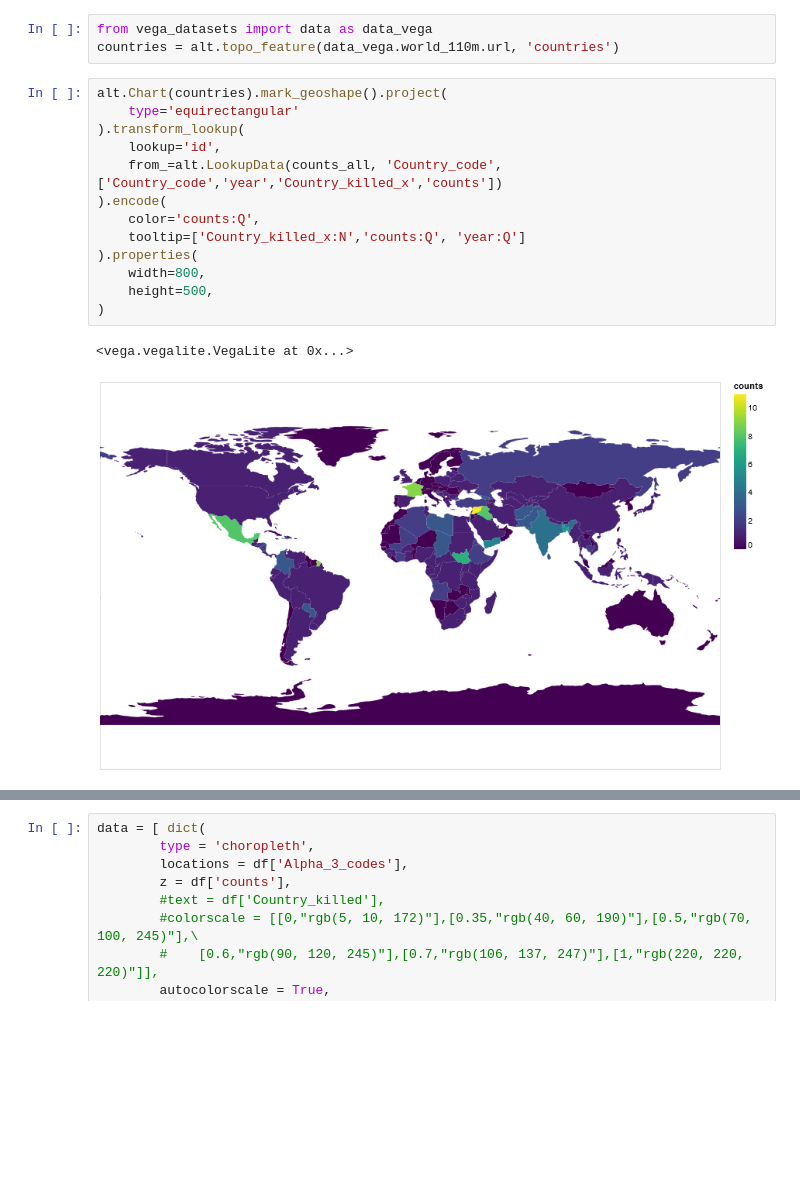
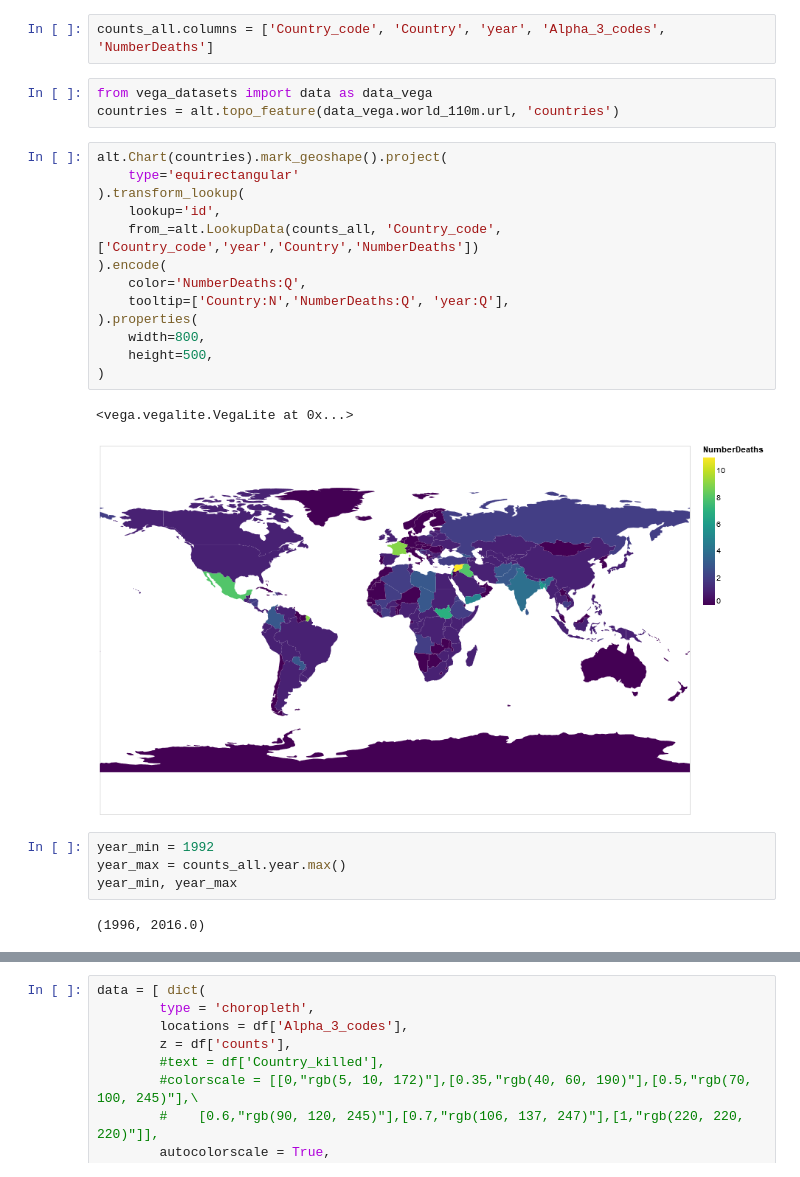
Before and after one commit to seashiva94/data_viz_project, a Jupyter notebook: mapColor.ipynb, the cells around one changed output, grey strips where cells are left out. Drawn from its saved outputs; the diff is of its cells as text; blank space fills up the shorter version.

```diff
--- a/mapColor.ipynb
+++ b/mapColor.ipynb
@@ -79,22 +79,30 @@ counts_all.head()
 # %%
 counts_all['Country_code'] = pd.to_numeric(counts_all['Country_code'])
 #counts_all['Country_code'] = counts_all['Country_code'].astype(int)
+# %%
+counts_all.columns = ['Country_code', 'Country', 'year', 'Alpha_3_codes', 'NumberDeaths']
 # %%
 from vega_datasets import data as data_vega
 countries = alt.topo_feature(data_vega.world_110m.url, 'countries')
 # %%
 alt.Chart(countries).mark_geoshape().project(
     type='equirectangular'
 ).transform_lookup(
     lookup='id',
-    from_=alt.LookupData(counts_all, 'Country_code', ['Country_code','year','Country_killed_x','counts'])
+    from_=alt.LookupData(counts_all, 'Country_code', ['Country_code','year','Country','NumberDeaths'])
 ).encode(
-    color='counts:Q',
-    tooltip=['Country_killed_x:N','counts:Q', 'year:Q']
+    color='NumberDeaths:Q',
+    tooltip=['Country:N','NumberDeaths:Q', 'year:Q'],
 ).properties(
     width=800,
     height=500,
 )
 # %% [output]
 <vega.vegalite.VegaLite at 0x...>
-[figure, old version]
+[figure, new version]
+# %%
+year_min = 1992
+year_max = counts_all.year.max()
+year_min, year_max
+# %% [output]
+(1996, 2016.0)
```
Also changed, not shown: parts of 3 cells of this notebook.
